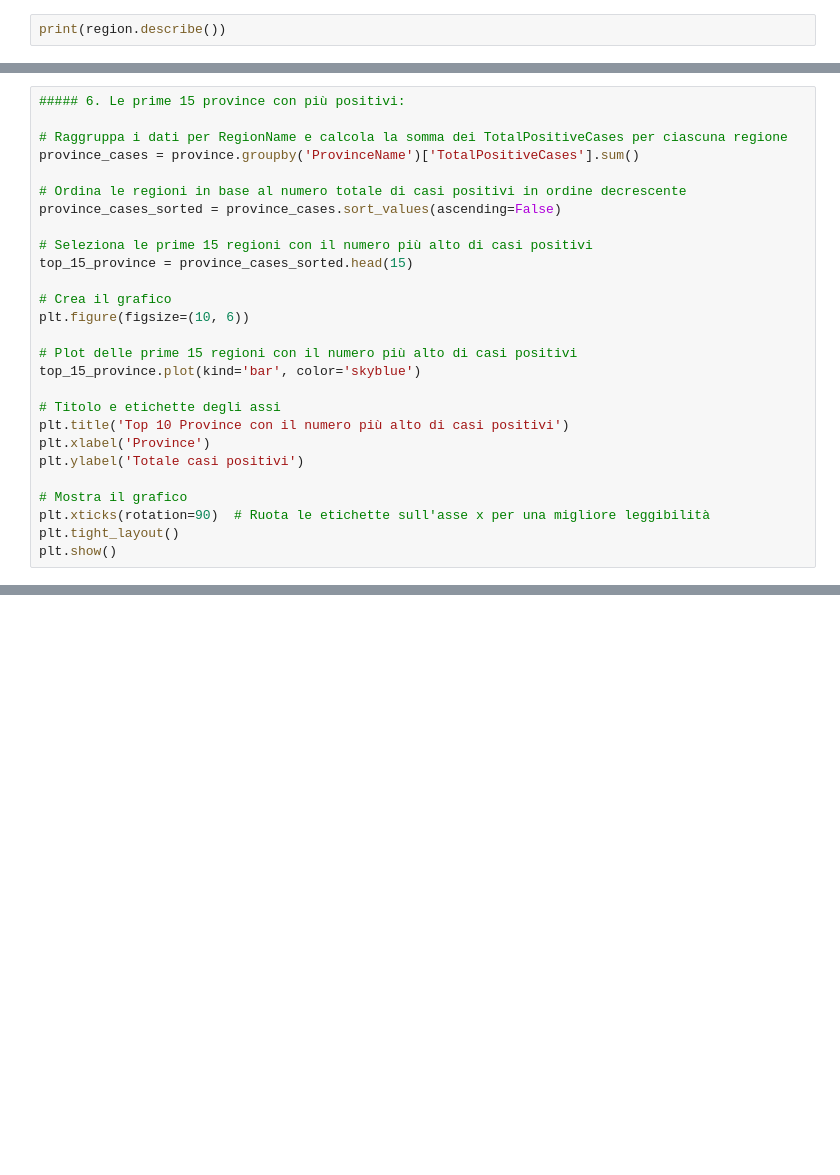
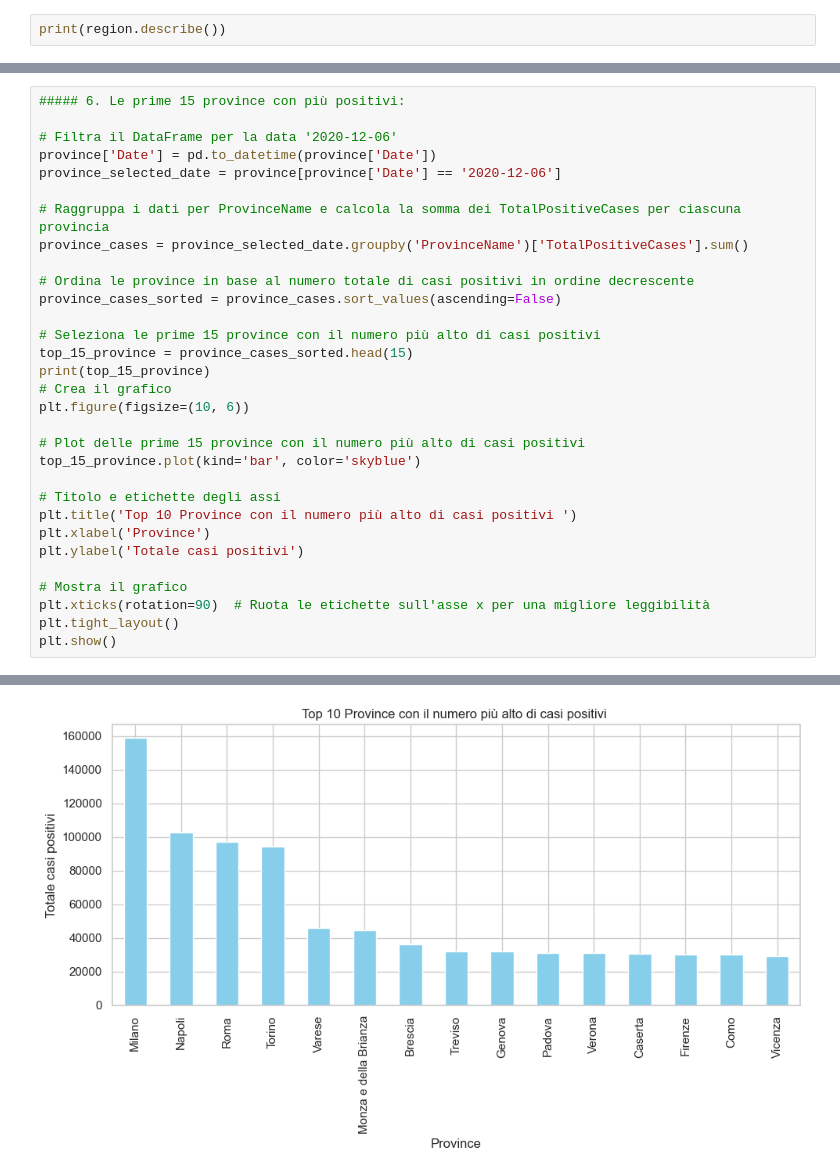
Before and after one commit to SofiaLiossis/Python_Module, a Jupyter notebook: BW/Eserc1.ipynb, the cells around one changed output, grey strips where cells are left out. Drawn from its saved outputs; the diff is of its cells as text; blank space fills up the shorter version.

```diff
--- a/BW/Eserc1.ipynb
+++ b/BW/Eserc1.ipynb
@@ -209,23 +246,27 @@ plt.show()
 # %%
 ##### 6. Le prime 15 province con più positivi:
 
-# Raggruppa i dati per RegionName e calcola la somma dei TotalPositiveCases per ciascuna regione
-province_cases = province.groupby('ProvinceName')['TotalPositiveCases'].sum()
+# Filtra il DataFrame per la data '2020-12-06'
+province['Date'] = pd.to_datetime(province['Date'])
+province_selected_date = province[province['Date'] == '2020-12-06']
 
-# Ordina le regioni in base al numero totale di casi positivi in ordine decrescente
+# Raggruppa i dati per ProvinceName e calcola la somma dei TotalPositiveCases per ciascuna provincia
+province_cases = province_selected_date.groupby('ProvinceName')['TotalPositiveCases'].sum()
+
+# Ordina le province in base al numero totale di casi positivi in ordine decrescente
 province_cases_sorted = province_cases.sort_values(ascending=False)
 
-# Seleziona le prime 15 regioni con il numero più alto di casi positivi
+# Seleziona le prime 15 province con il numero più alto di casi positivi
 top_15_province = province_cases_sorted.head(15)
-
+print(top_15_province)
 # Crea il grafico
 plt.figure(figsize=(10, 6))
 
-# Plot delle prime 15 regioni con il numero più alto di casi positivi
+# Plot delle prime 15 province con il numero più alto di casi positivi
 top_15_province.plot(kind='bar', color='skyblue')
 
 # Titolo e etichette degli assi
-plt.title('Top 10 Province con il numero più alto di casi positivi')
+plt.title('Top 10 Province con il numero più alto di casi positivi ')
 plt.xlabel('Province')
 plt.ylabel('Totale casi positivi')
 
@@ -233,3 +274,4 @@ plt.ylabel('Totale casi positivi')
 plt.xticks(rotation=90)  # Ruota le etichette sull'asse x per una migliore leggibilità
 plt.tight_layout()
 plt.show()
+# %% [output]
@@ -236 +295,2 @@ plt.show()
+[figure, added]
 # %%
```
Also changed, not shown: parts of 15 cells of this notebook, 3 other files.
